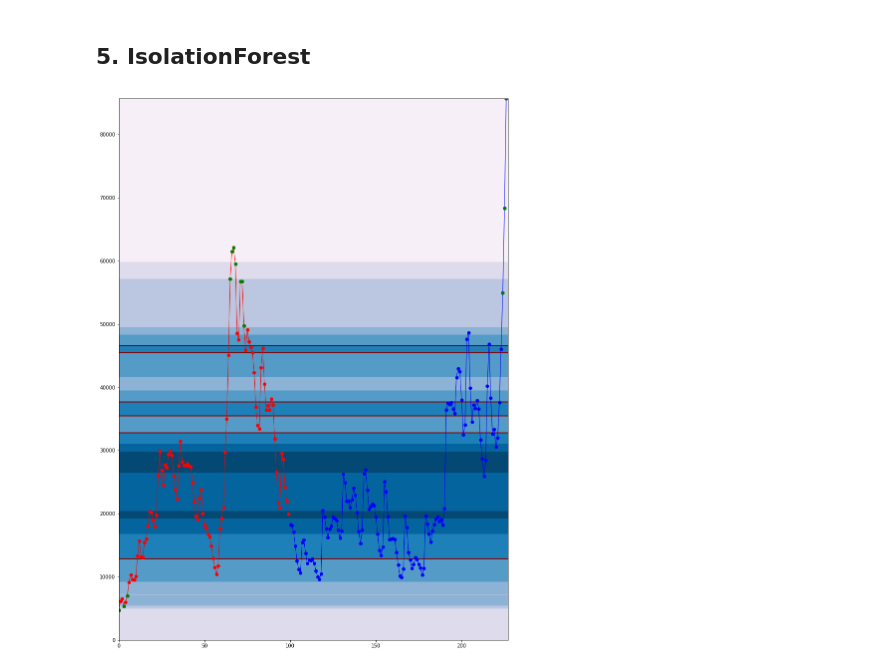
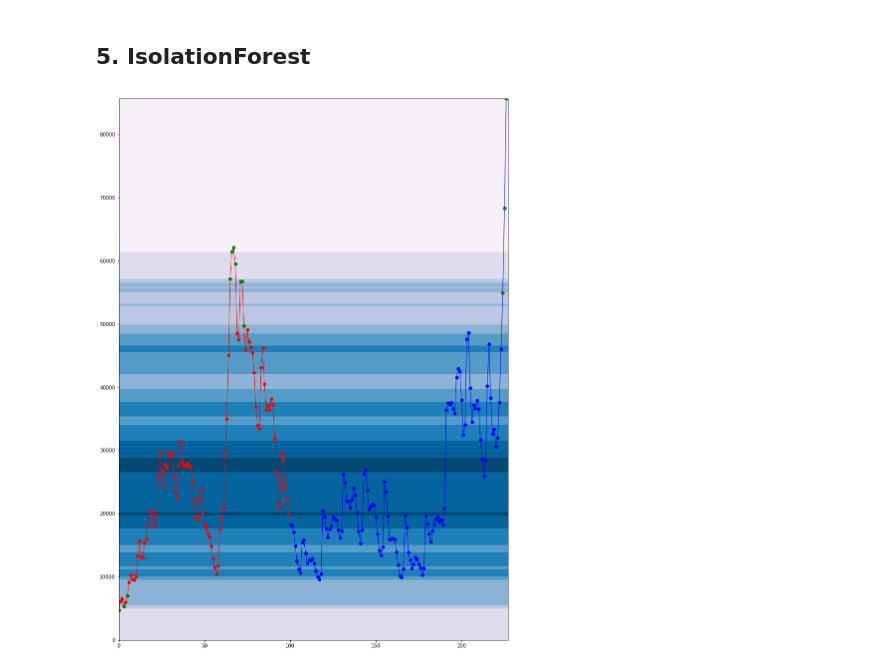
Before and after one commit to MirAlexey/netology-ds, a Jupyter notebook: HW_26/DS_HW_26.ipynb, the cells around one changed output. Saved outputs shown, nothing was run; the diff lists cells and outputs as text; code cells hidden in the pictures.

```diff
--- a/HW_26/DS_HW_26.ipynb
+++ b/HW_26/DS_HW_26.ipynb
@@ -295,7 +295,7 @@ clf = svm.OneClassSVM(nu=0.01, kernel="rbf",degree=5 ,gamma=0.01)
 
 
 
-def ClfPlot(clf, data_np, num_train, num_max, figsize=(14,5)):
+def ClfPlot(clf, data_np, num_train, num_max, figsize=(14,5), plot_contour=True):
     clf.fit(data_np[:num_train])
     y_pred_train = clf.predict(data_np[:num_train])
     y_pred_test = clf.predict(data_np[num_train:num_max])
@@ -321,7 +321,8 @@ def ClfPlot(clf, data_np, num_train, num_max, figsize=(14,5)):
 
     plt.figure(figsize=figsize)
     plt.contourf([0, num_max], y, Z, cmap=plt.cm.PuBu)
-    plt.contour([0, num_max], y, Z, levels=[0], linewidths=2, colors='darkred')
+    if plot_contour:
+        plt.contour([0, num_max], y, Z, levels=[0], linewidths=2, colors='darkred')
     plt.plot(range(num_train), data_np[:num_train], 'ro', linewidth=1)
     plt.plot(range(num_train), data_np[:num_train], 'r-', linewidth=1)
     plt.plot(range(num_train,num_max), data_np[num_train:num_max], 'bo', linewidth=1)
@@ -331,5 +332,3 @@ def ClfPlot(clf, data_np, num_train, num_max, figsize=(14,5)):
     if len(false_positive_test)>0:
         plt.plot(false_positive_test[:, 0], false_positive_test[:, 1], 'go')
     plt.show()
-
-ClfPlot(clf, data_np, num_train, num_max)
@@ -356,16 +357,16 @@ ClfPlot(clf, data_np+100000, num_train, num_max)
 # %%
 from sklearn.ensemble import IsolationForest
 
 data_np = np.array(data).reshape(-1, 1)
 num_train = 100
 num_all = data_np.shape[0]
 num_max = num_all
 
 
 clf = IsolationForest()
 
-ClfPlot(clf, data_np, num_train, 227, (14,20))
+ClfPlot(clf, data_np, num_train, 227, (14,20),False)
 # %% [output]
-[figure, old version]
+[figure, new version]
 # %%
 # попробуем посмотреть варианты измененных рядов
```
Also changed, not shown: parts of 5 cells of this notebook.
